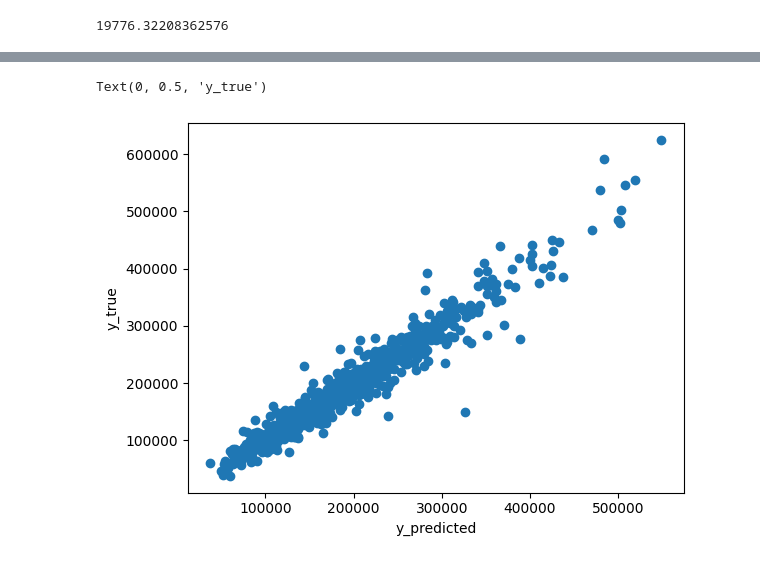
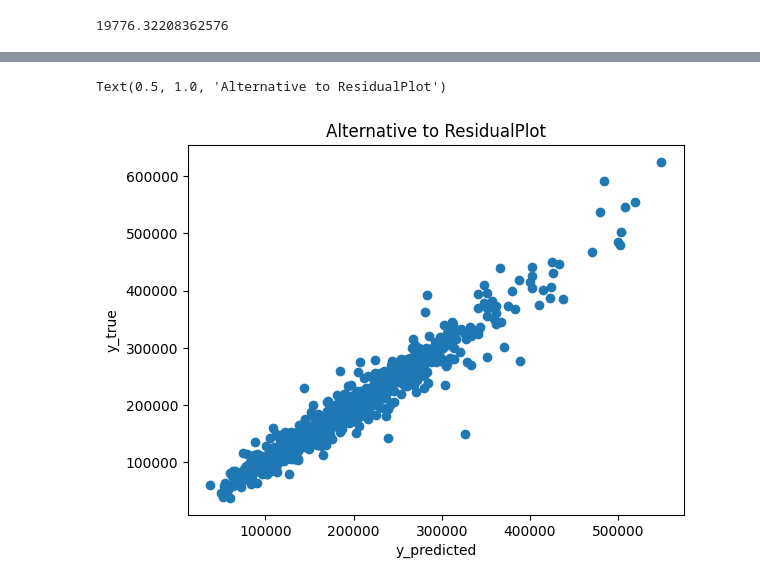
Before and after one commit to blakeb211/ames-housing, a Jupyter notebook: model_automl.ipynb, the cells around one changed output, grey strips where cells are left out. Drawn from its saved outputs; the diff is of its cells as text; code cells hidden in the pictures.

```diff
--- a/model_automl.ipynb
+++ b/model_automl.ipynb
@@ -64,11 +66,11 @@ LinearSVR(C=666.4298080532856, dual=False, epsilon=0.002476312938551836,
           loss='squared_epsilon_insensitive', random_state=1,
           tol=0.0008973686018529728)
 # %%
-import matplotlib.pyplot as plt
 plt.scatter(x=y_hat, y=y_test)
 pd.Series(np.abs(y_hat-y_test)).describe()
 plt.xlabel("y_predicted")
 plt.ylabel("y_true")
+plt.title("Alternative to ResidualPlot")
 # %% [output]
-Text(0, 0.5, 'y_true')
+Text(0.5, 1.0, 'Alternative to ResidualPlot')
-[figure, old version]
+[figure, new version]
```
Also changed, not shown: parts of 1 cell of this notebook, 9 other files.
